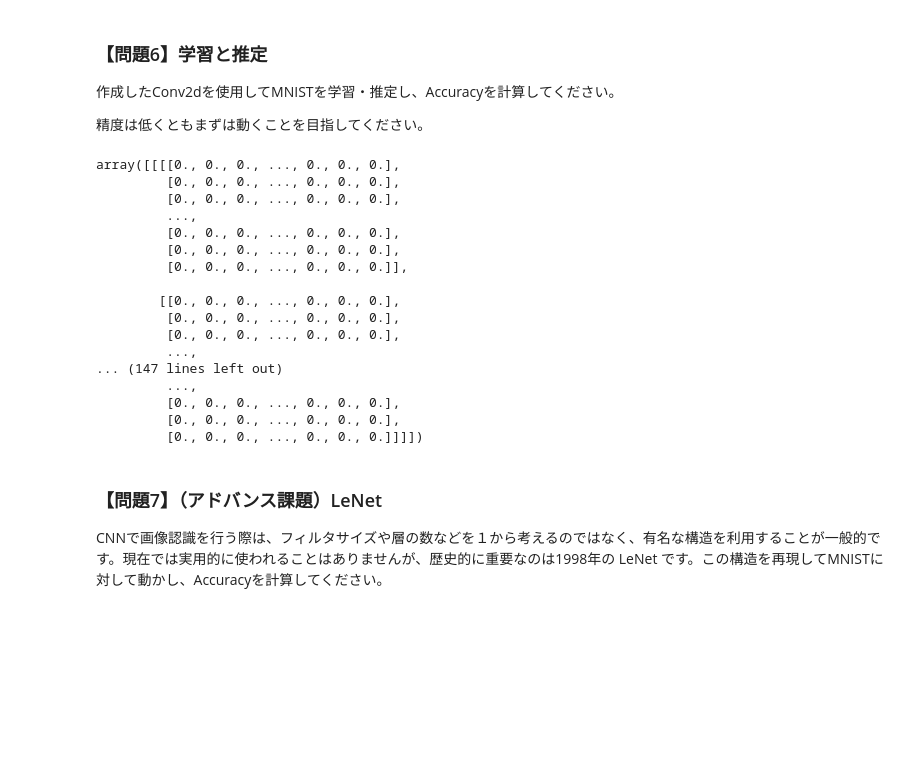
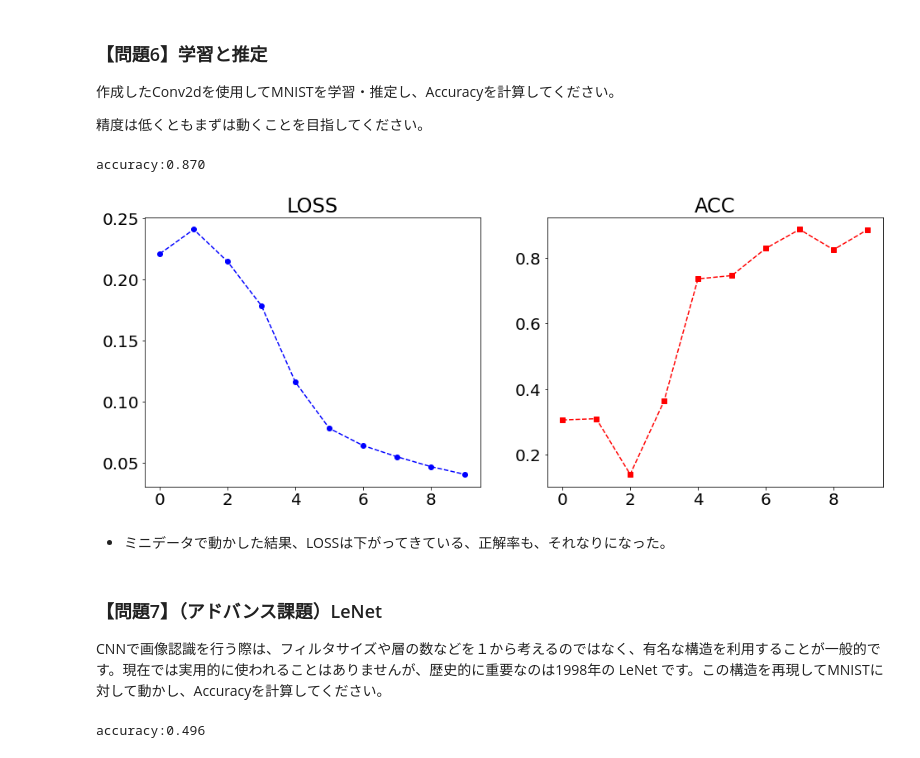
Before and after one commit to kazukim10/diveintocode-ml, a Jupyter notebook: Sprint_12_CNN2.ipynb, the cells around one changed output. Drawn from its saved outputs; the diff is of its cells as text; code cells hidden in the pictures; blank space fills up the shorter version.

```diff
--- a/Sprint_12_CNN2.ipynb
+++ b/Sprint_12_CNN2.ipynb
@@ -456,0 +786,3 @@ dP:
+# %%
+X = np.random.randint(0,9,36).reshape(1,1,6,6)
+print(X)
@@ -488,25 +970,12 @@ Backward_shape: (20, 2, 5, 5)
+# %%
+# 全結合層
+NN = {0:FC(7840, 400, HeInitializer(), AdaGrad(0.01), ReLU()),
+      1:FC(400, 200, HeInitializer(), AdaGrad(0.01), ReLU()),
+      2:FC(200, 10, SimpleInitializer(0.01), AdaGrad(0.01), Softmax()),
+     }
 # %%
-conv2d = SimpleConv2d(N=5, C=1, H=28, W=28, F=4, FH=3, FW=3, P=1, S=1,
+# 畳み込み層
+CNN = {0:SimpleConv2d(F=10, C=1, FH=3, FW=3, P=1, S=1,
                       initializer=SimpleInitializerConv2d(),
                       optimizer=SGD(),
-                      activation=ReLU())
+                      activation=ReLU())}
-# %%
-conv2d.forward(X_sample)
-# %% [output]
-array([[[[0., 0., 0., ..., 0., 0., 0.],
-         [0., 0., 0., ..., 0., 0., 0.],
-         [0., 0., 0., ..., 0., 0., 0.],
-         ...,
-         [0., 0., 0., ..., 0., 0., 0.],
-         [0., 0., 0., ..., 0., 0., 0.],
-         [0., 0., 0., ..., 0., 0., 0.]],
-
-        [[0., 0., 0., ..., 0., 0., 0.],
-         [0., 0., 0., ..., 0., 0., 0.],
-         [0., 0., 0., ..., 0., 0., 0.],
-         ...,
-... (147 lines left out)
-         ...,
-         [0., 0., 0., ..., 0., 0., 0.],
-         [0., 0., 0., ..., 0., 0., 0.],
-         [0., 0., 0., ..., 0., 0., 0.]]]])
@@ -613,3 +982,32 @@ class Scratch2dCNNClassifier():
+# %%
+# 学習
+cnn1 = Scratch2dCNNClassifier(NN=NN,CNN=CNN,n_epoch=10,n_batch=200,verbose=False)
+
+cnn1.fit(X_train[0:1000],y_train[0:1000])
+# %%
+# 推定
+y_pred = cnn1.predict(X_valid[0:100])
+
+# 正解率
+accuracy = accuracy_score(np.argmax(y_valid[0:100],axis=1), y_pred)
+print('accuracy:{:.3f}'.format(accuracy))
+# %% [output]
+accuracy:0.870
+# %%
+# epochごとの損失関数の可視化
+plt.rcParams["font.size"] = 20
+fig=plt.subplots(figsize=(16,6))
+plt.subplot(1,2,1)
+plt.title('LOSS')
+plt.plot(cnn1.log_loss,'bo--')
+
+plt.subplot(1,2,2)
+plt.title('ACC')
+plt.plot(cnn1.log_acc,'rs--');
+# %% [output]
+[figure, added]
+# %% [markdown]
+* ミニデータで動かした結果、LOSSは下がってきている、正解率も、それなりになった。
 # %% [markdown]
 ### 【問題7】（アドバンス課題）LeNet
 CNNで画像認識を行う際は、フィルタサイズや層の数などを１から考えるのではなく、有名な構造を利用することが一般的です。現在では実用的に使われることはありませんが、歴史的に重要なのは1998年の LeNet です。この構造を再現してMNISTに対して動かし、Accuracyを計算してください。
@@ -615,0 +1038,9 @@ CNNで画像認識を行う際は、フィルタサイズや層の数などを
+# %%
+# 推定
+y_pred_LeNet = LeNet.predict(X_valid[0:500])
+
+# 正解率
+accuracy = accuracy_score(np.argmax(y_valid[0:500],axis=1), y_pred_LeNet)
+print('accuracy:{:.3f}'.format(accuracy))
+# %% [output]
+accuracy:0.496
```
Also changed, not shown: parts of 51 cells of this notebook.
